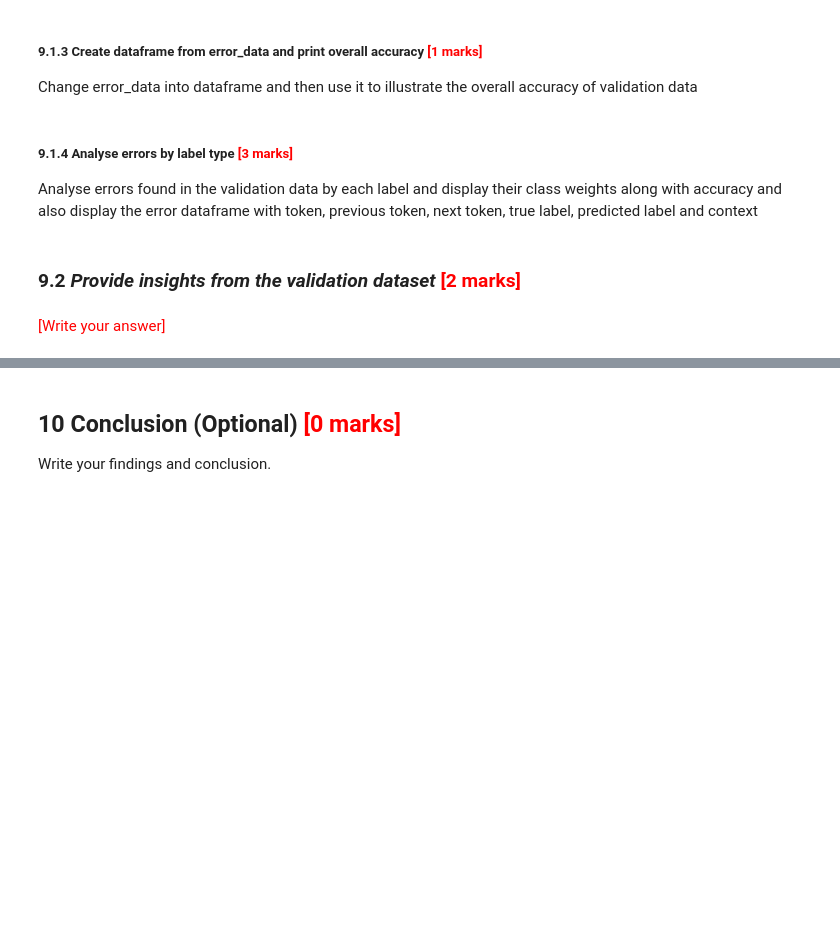
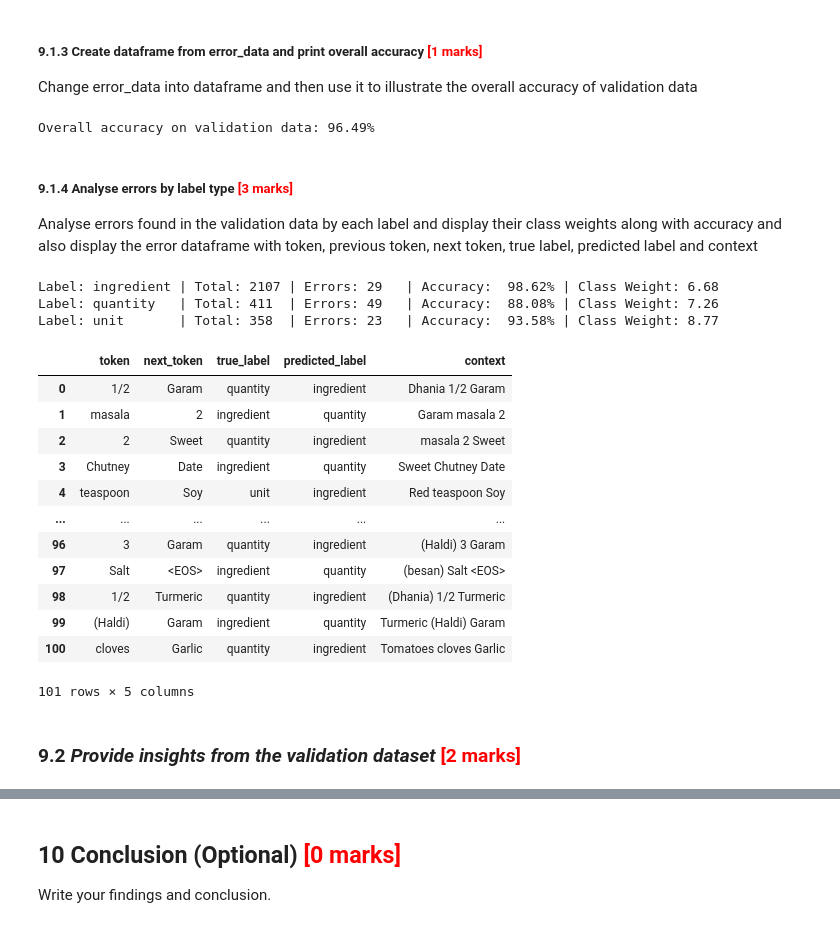
Before and after one commit to sunilkumarrudragada/Identifying_Key_Entities_in_Recipe_Data, a Jupyter notebook: Identifying_Key_Entities_Recipe_Data_Starter.ipynb, the cells around one changed output, grey strips where cells are left out. Cells and saved outputs as stored; diff of their text form; code cells hidden in the pictures; blank space fills up the shorter version.

Commit message:
error analysis

```diff
--- a/Identifying_Key_Entities_Recipe_Data_Starter.ipynb
+++ b/Identifying_Key_Entities_Recipe_Data_Starter.ipynb
@@ -745,0 +827,5 @@ Evaluate the metrics for CRF model by using flat classification report and confu
+# %%
+# predict the crf model on validation dataset
+y_pred_val = crf.predict(X_val_weighted_features)
+flat_f1_score=metrics.flat_f1_score(y_val_labels, y_pred_val, average='weighted', labels=list(crf.classes_))
+print(f"Flat F1 Score on Test Data: {flat_f1_score}")
@@ -758,6 +871,9 @@ Investigate misclassified samples in validation dataset and provide the insights
 Flatten the true and predicted labels and initialise the error data as ***error_data***
 # %%
 # flatten Labels and Initialise Error Data
+y_val_flat = flatten_list(y_val_labels)
+y_pred_val_flat = flatten_list(y_pred_val)
+error_data = []
 # %% [markdown]
 ##### **9.1.2** Iterate the validation data and collect Error Information<font color = red> [2 marks]</font> <br>
 
@@ -771,3 +883,22 @@ Iterate through validation data (X_val, y_val_labels, y_pred_val) and compare tr
+# %%
+# iterate and collect Error Information
+
+            # get previous and next tokens with handling for boundary cases
+for sent_tokens, true_labels, pred_labels in zip(X_val, y_val_labels, y_pred_val):
+    for i, (token, true_label, pred_label) in enumerate(zip(sent_tokens, true_labels, pred_labels)):
+        if true_label != pred_label:
+            prev_token = sent_tokens[i - 1] if i > 0 else "<BOS>"
+            next_token = sent_tokens[i + 1] if i < len(sent_tokens) - 1 else "<EOS>"
+            error_data.append({
+                'token': token,
+                'true_label': true_label,
+                'predicted_label': pred_label,
+                'previous_token': prev_token,
+                'next_token': next_token,
+                'class_weight': weight_dict.get(true_label, 1.0)
+            })
+for row in error_data:
+    row['context'] = f"{row['previous_token']} {row['token']} {row['next_token']}"
 # %% [markdown]
 ##### **9.1.3** Create dataframe from error_data and print overall accuracy <font color = red>[1 marks]</font> <br>
 
@@ -779,3 +908,12 @@ Change error_data into dataframe and then use it to illustrate the overall accur
+# %%
+# Create DataFrame and Print Overall Accuracy
+error_df = pd.DataFrame(error_data)
+correct_predictions = len(y_val_flat) - len(error_df)
+overall_accuracy = (correct_predictions / len(y_val_flat)) * 100
+
+print(f"Overall accuracy on validation data: {overall_accuracy:.2f}%")
+# %% [output]
+Overall accuracy on validation data: 96.49%
 # %% [markdown]
 ##### **9.1.4** Analyse errors by label type<font color = red> [3 marks]</font> <br>
 Analyse errors found in the validation data by each label and display their class weights along with accuracy and also display the error dataframe with token,  previous token, next token, true label, predicted label and context
@@ -783,7 +921,36 @@ Analyse errors found in the validation data by each label and display their clas
 # Analyse errors found in the validation data by each label
 # and display their class weights along with accuracy
 # and display the error dataframe with token, previous token, next token, true label, predicted label and context
+label_counts = Counter(y_val_flat)
+error_label_counts = error_df['true_label'].value_counts()
+for label in unique_labels_list:
+    total = label_counts[label]
+    errors = error_label_counts.get(label, 0)
+    correct = total - errors
+    accuracy = (correct / total) * 100
+    weight = weight_dict.get(label, 1.0)
+
+    print(f"Label: {label:<10} | Total: {total:<4} | Errors: {errors:<4} | "
+          f"Accuracy: {accuracy:6.2f}% | Class Weight: {weight:.2f}")
+# %% [output]
+Label: ingredient | Total: 2107 | Errors: 29   | Accuracy:  98.62% | Class Weight: 6.68
+Label: quantity   | Total: 411  | Errors: 49   | Accuracy:  88.08% | Class Weight: 7.26
+Label: unit       | Total: 358  | Errors: 23   | Accuracy:  93.58% | Class Weight: 8.77
+# %%
+error_df[['token', 'next_token', 'true_label', 'predicted_label', 'context']]
+# %% [output]
+|  | token | next_token | true_label | predicted_label | context |
+| 0 | 1/2 | Garam | quantity | ingredient | Dhania 1/2 Garam |
+| 1 | masala | 2 | ingredient | quantity | Garam masala 2 |
+| 2 | 2 | Sweet | quantity | ingredient | masala 2 Sweet |
+| 3 | Chutney | Date | ingredient | quantity | Sweet Chutney Date |
+| 4 | teaspoon | Soy | unit | ingredient | Red teaspoon Soy |
+| ... | ... | ... | ... | ... | ... |
+| 96 | 3 | Garam | quantity | ingredient | (Haldi) 3 Garam |
+| 97 | Salt | <EOS> | ingredient | quantity | (besan) Salt <EOS> |
+| 98 | 1/2 | Turmeric | quantity | ingredient | (Dhania) 1/2 Turmeric |
+| 99 | (Haldi) | Garam | ingredient | quantity | Turmeric (Haldi) Garam |
+| 100 | cloves | Garlic | quantity | ingredient | Tomatoes cloves Garlic |
+101 rows × 5 columns
 # %% [markdown]
 ### **9.2** *Provide insights from the validation dataset* <font color = red>[2 marks]</font>
-# %% [markdown]
- <font color = red>[Write your answer]</font>
```
Also changed, not shown: parts of 27 cells of this notebook.
